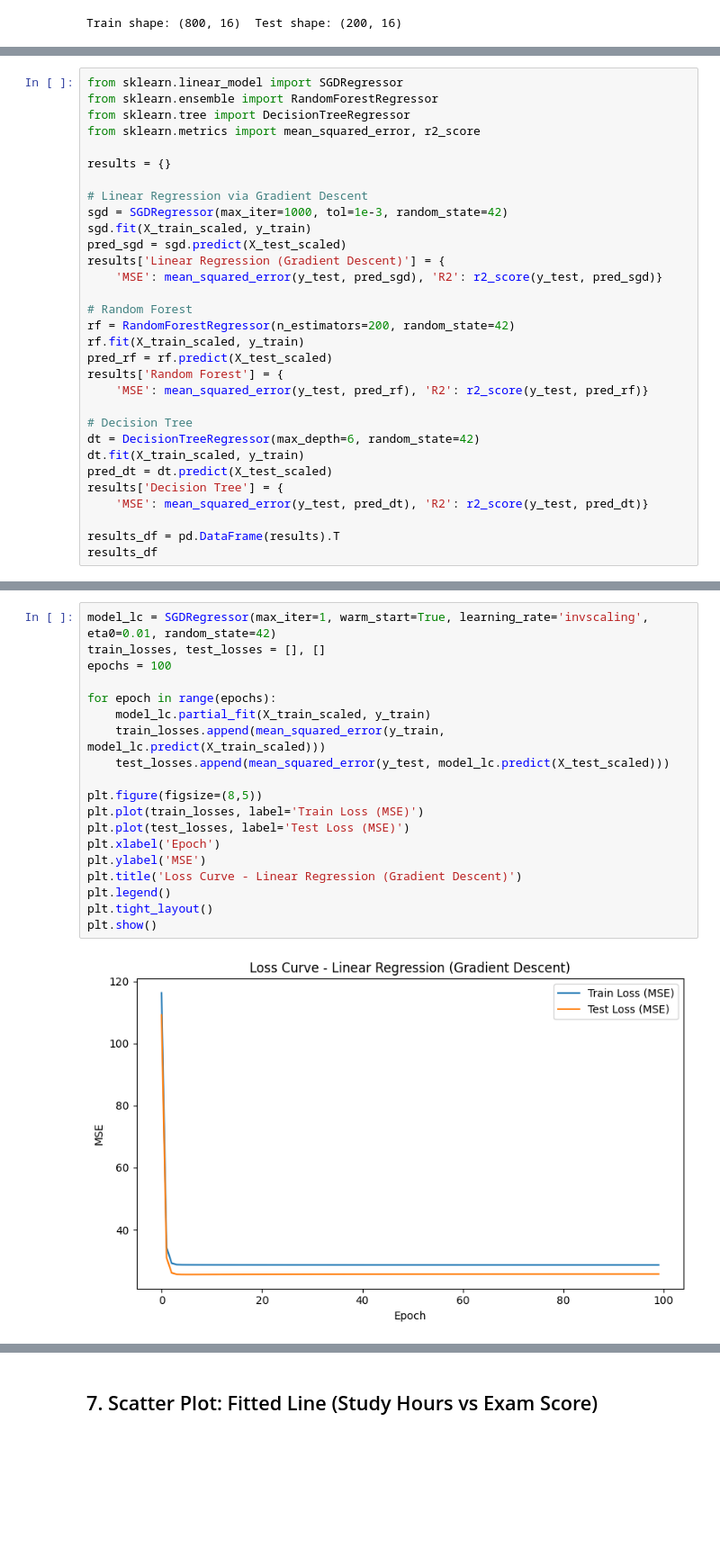
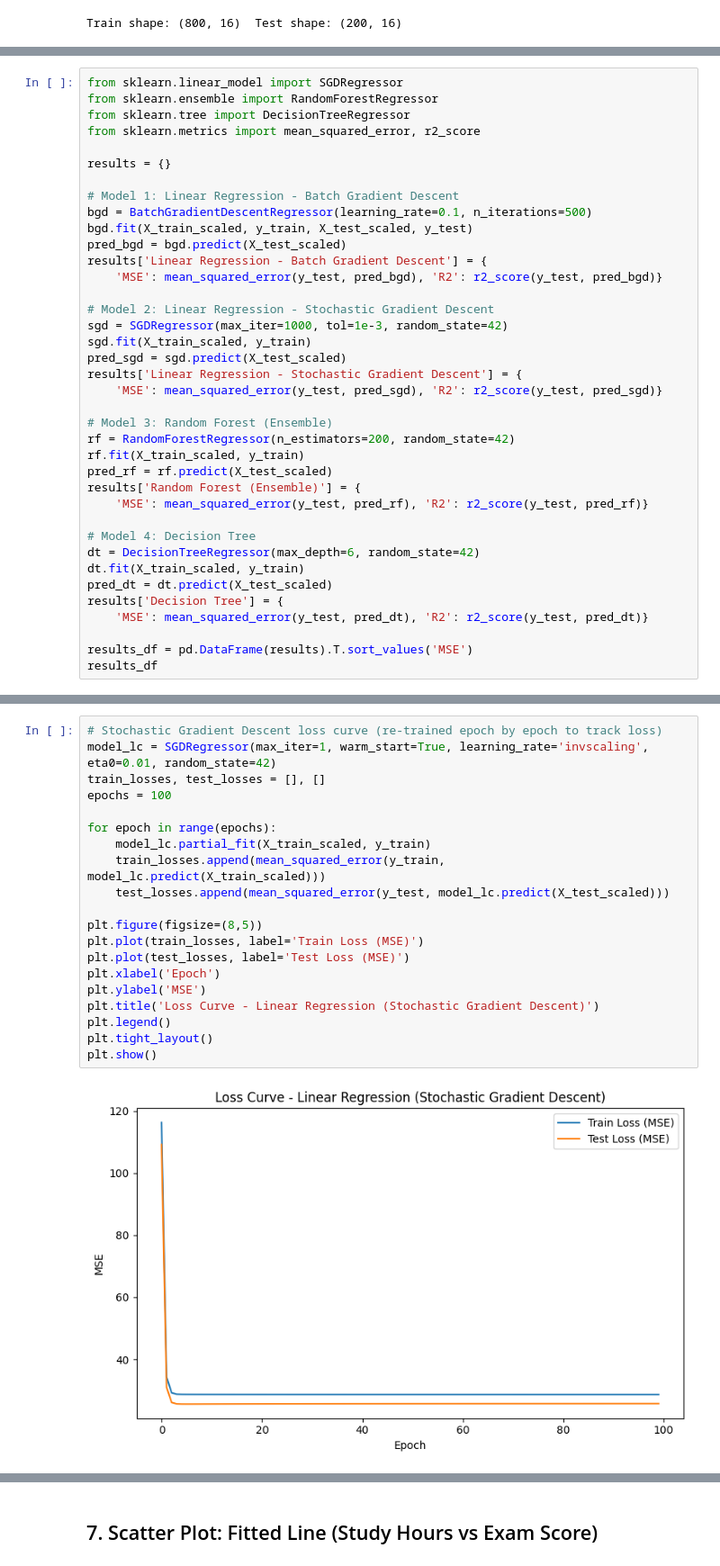
Before and after one commit to denyseishimirwe/linear_regression_model, a Jupyter notebook: summative/linear_regression/multivariate.ipynb, the cells around one changed output, grey strips where cells are left out. Shown at 90% size. Drawn from its saved outputs; the diff is of its cells as text; blank space fills up the shorter version.

Commit message:
Update Task 1: add 4-model comparison (2 gradient descent, ensemble, tree)

```diff
--- a/summative/linear_regression/multivariate.ipynb
+++ b/summative/linear_regression/multivariate.ipynb
@@ -185,28 +230,35 @@ from sklearn.metrics import mean_squared_error, r2_score
 
 results = {}
 
-# Linear Regression via Gradient Descent
+# Model 1: Linear Regression - Batch Gradient Descent
+bgd = BatchGradientDescentRegressor(learning_rate=0.1, n_iterations=500)
+bgd.fit(X_train_scaled, y_train, X_test_scaled, y_test)
+pred_bgd = bgd.predict(X_test_scaled)
+results['Linear Regression - Batch Gradient Descent'] = {
+    'MSE': mean_squared_error(y_test, pred_bgd), 'R2': r2_score(y_test, pred_bgd)}
+
+# Model 2: Linear Regression - Stochastic Gradient Descent
 sgd = SGDRegressor(max_iter=1000, tol=1e-3, random_state=42)
 sgd.fit(X_train_scaled, y_train)
 pred_sgd = sgd.predict(X_test_scaled)
-results['Linear Regression (Gradient Descent)'] = {
+results['Linear Regression - Stochastic Gradient Descent'] = {
     'MSE': mean_squared_error(y_test, pred_sgd), 'R2': r2_score(y_test, pred_sgd)}
 
-# Random Forest
+# Model 3: Random Forest (Ensemble)
 rf = RandomForestRegressor(n_estimators=200, random_state=42)
 rf.fit(X_train_scaled, y_train)
 pred_rf = rf.predict(X_test_scaled)
-results['Random Forest'] = {
+results['Random Forest (Ensemble)'] = {
     'MSE': mean_squared_error(y_test, pred_rf), 'R2': r2_score(y_test, pred_rf)}
 
-# Decision Tree
+# Model 4: Decision Tree
 dt = DecisionTreeRegressor(max_depth=6, random_state=42)
 dt.fit(X_train_scaled, y_train)
 pred_dt = dt.predict(X_test_scaled)
 results['Decision Tree'] = {
     'MSE': mean_squared_error(y_test, pred_dt), 'R2': r2_score(y_test, pred_dt)}
 
-results_df = pd.DataFrame(results).T
+results_df = pd.DataFrame(results).T.sort_values('MSE')
 results_df
 # %% [output]
 |  | MSE | R2 |
@@ -220,21 +286,22 @@ results_df
 # %%
+# Stochastic Gradient Descent loss curve (re-trained epoch by epoch to track loss)
 model_lc = SGDRegressor(max_iter=1, warm_start=True, learning_rate='invscaling', eta0=0.01, random_state=42)
 train_losses, test_losses = [], []
 epochs = 100
 
 for epoch in range(epochs):
     model_lc.partial_fit(X_train_scaled, y_train)
     train_losses.append(mean_squared_error(y_train, model_lc.predict(X_train_scaled)))
     test_losses.append(mean_squared_error(y_test, model_lc.predict(X_test_scaled)))
 
 plt.figure(figsize=(8,5))
 plt.plot(train_losses, label='Train Loss (MSE)')
 plt.plot(test_losses, label='Test Loss (MSE)')
 plt.xlabel('Epoch')
 plt.ylabel('MSE')
-plt.title('Loss Curve - Linear Regression (Gradient Descent)')
+plt.title('Loss Curve - Linear Regression (Stochastic Gradient Descent)')
 plt.legend()
 plt.tight_layout()
 plt.show()
 # %% [output]
-[figure, old version]
+[figure, new version]
```
Also changed, not shown: parts of 14 cells of this notebook, 4 other files.
